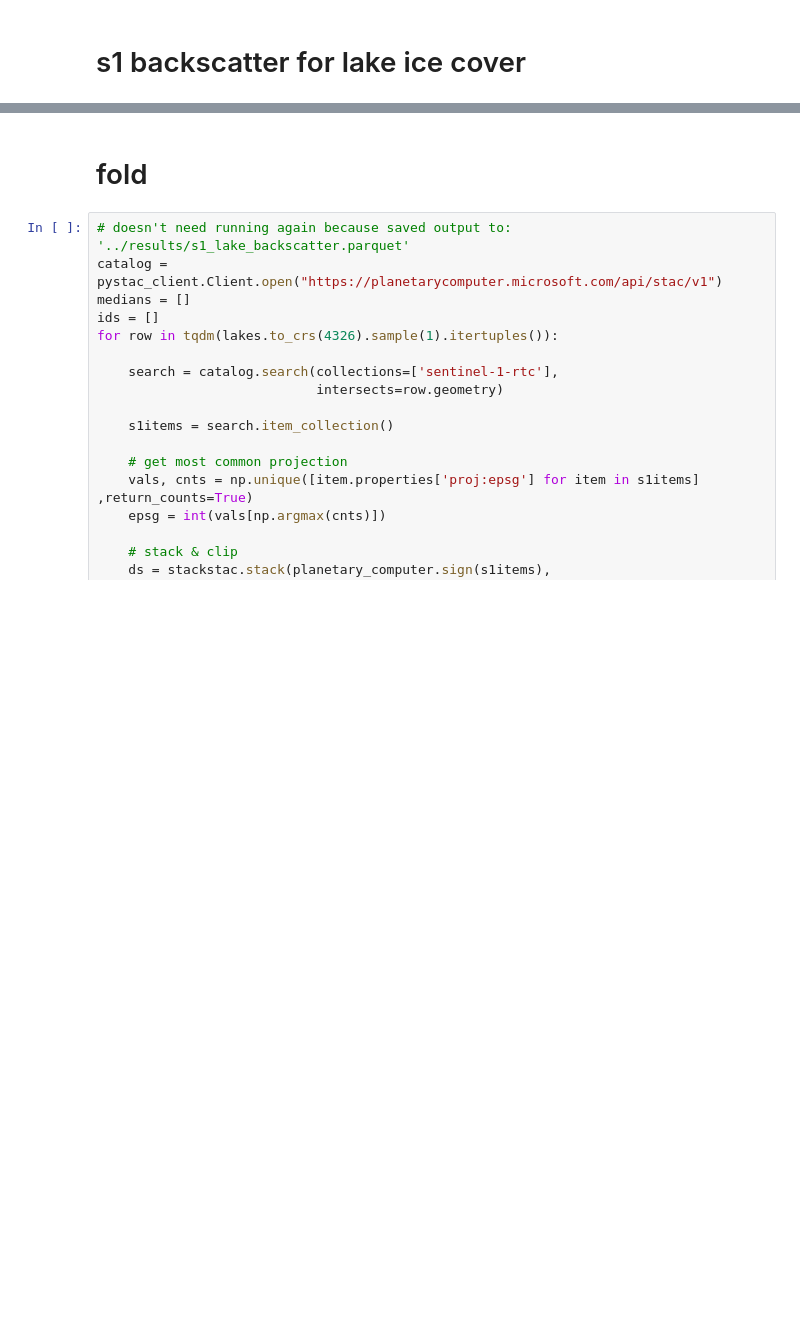
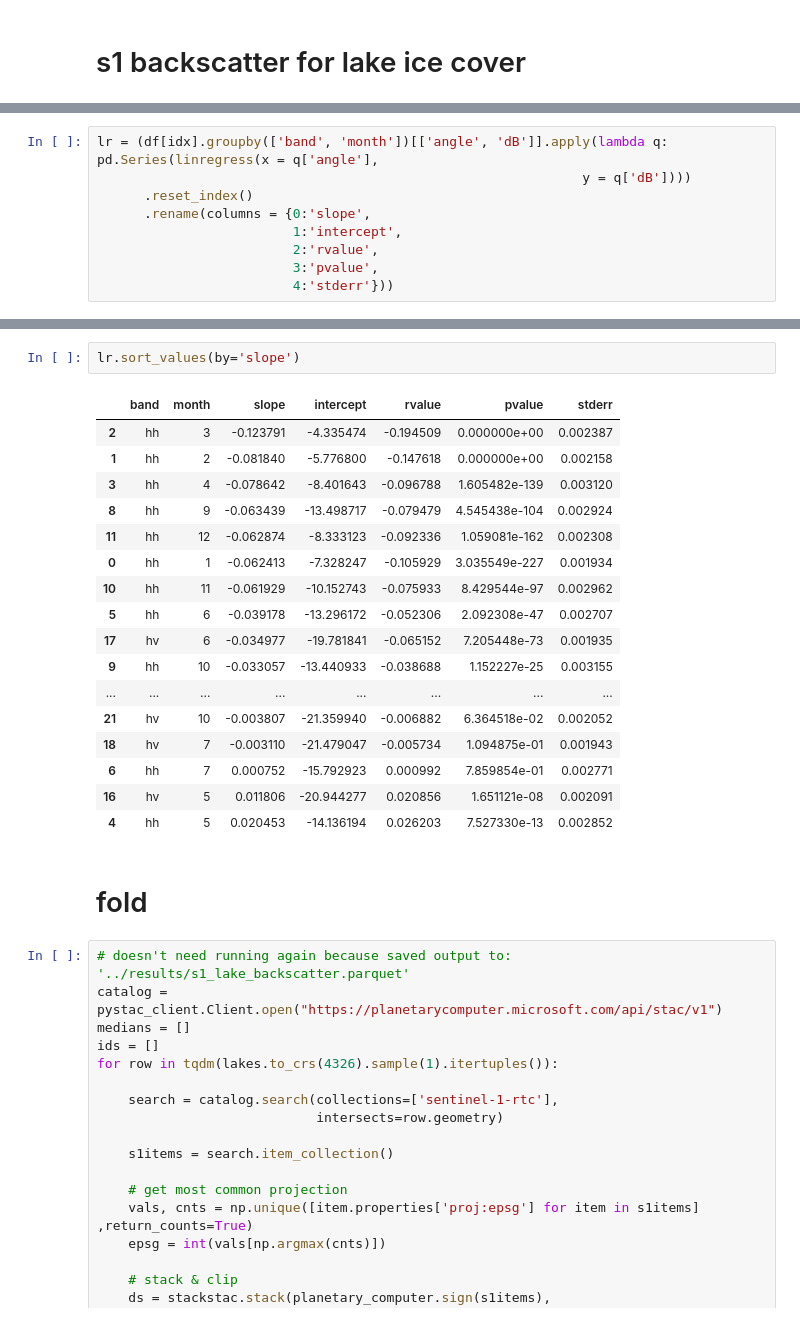
Before and after one commit to tlohde/lake-terminating-glaciers, a Jupyter notebook: src/lake_ice.ipynb, the cells around one changed output, grey strips where cells are left out. Cells and saved outputs as stored; diff of their text form; blank space fills up the shorter version.

```diff
--- a/src/lake_ice.ipynb
+++ b/src/lake_ice.ipynb
@@ -124,0 +111,9 @@ sns.lmplot(data=S,
+# %%
+lr = (df[idx].groupby(['band', 'month'])[['angle', 'dB']].apply(lambda q: pd.Series(linregress(x = q['angle'],
+                                                              y = q['dB'])))
+      .reset_index()
+      .rename(columns = {0:'slope',
+                         1:'intercept',
+                         2:'rvalue',
+                         3:'pvalue',
+                         4:'stderr'}))
@@ -125,3 +151,23 @@ sns.lmplot(data=S,
+# %%
+lr.sort_values(by='slope')
+# %% [output]
+|  | band | month | slope | intercept | rvalue | pvalue | stderr |
+| 2 | hh | 3 | -0.123791 | -4.335474 | -0.194509 | 0.000000e+00 | 0.002387 |
+| 1 | hh | 2 | -0.081840 | -5.776800 | -0.147618 | 0.000000e+00 | 0.002158 |
+| 3 | hh | 4 | -0.078642 | -8.401643 | -0.096788 | 1.605482e-139 | 0.003120 |
+| 8 | hh | 9 | -0.063439 | -13.498717 | -0.079479 | 4.545438e-104 | 0.002924 |
+| 11 | hh | 12 | -0.062874 | -8.333123 | -0.092336 | 1.059081e-162 | 0.002308 |
+| 0 | hh | 1 | -0.062413 | -7.328247 | -0.105929 | 3.035549e-227 | 0.001934 |
+| 10 | hh | 11 | -0.061929 | -10.152743 | -0.075933 | 8.429544e-97 | 0.002962 |
+| 5 | hh | 6 | -0.039178 | -13.296172 | -0.052306 | 2.092308e-47 | 0.002707 |
+| 17 | hv | 6 | -0.034977 | -19.781841 | -0.065152 | 7.205448e-73 | 0.001935 |
+| 9 | hh | 10 | -0.033057 | -13.440933 | -0.038688 | 1.152227e-25 | 0.003155 |
+| ... | ... | ... | ... | ... | ... | ... | ... |
+| 21 | hv | 10 | -0.003807 | -21.359940 | -0.006882 | 6.364518e-02 | 0.002052 |
+| 18 | hv | 7 | -0.003110 | -21.479047 | -0.005734 | 1.094875e-01 | 0.001943 |
+| 6 | hh | 7 | 0.000752 | -15.792923 | 0.000992 | 7.859854e-01 | 0.002771 |
+| 16 | hv | 5 | 0.011806 | -20.944277 | 0.020856 | 1.651121e-08 | 0.002091 |
+| 4 | hh | 5 | 0.020453 | -14.136194 | 0.026203 | 7.527330e-13 | 0.002852 |
 # %% [markdown]
 # fold
 # %%
```
Also changed, not shown: parts of 16 cells of this notebook, 2 other files.
